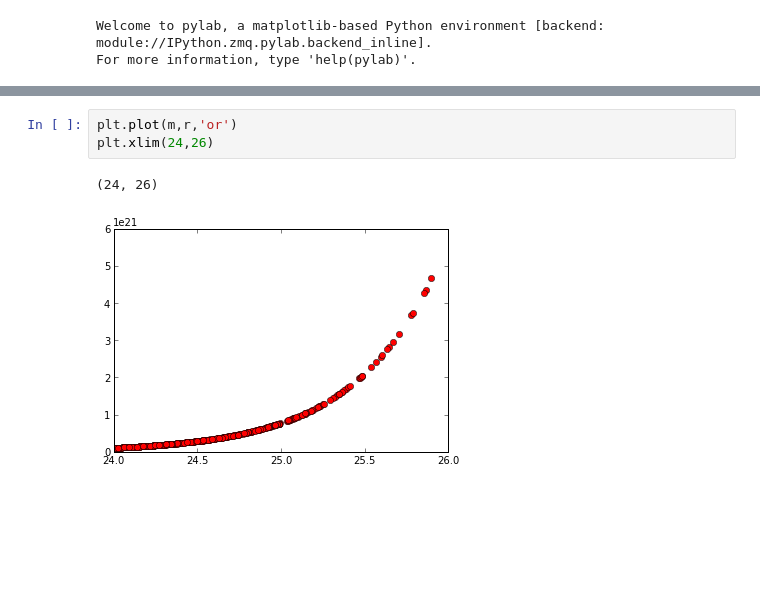
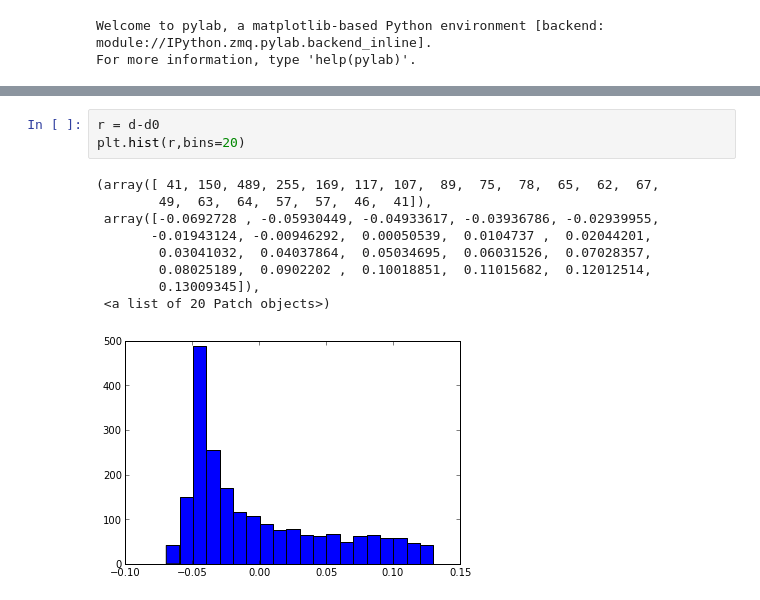
Before and after one commit to dIOGOLOC/cavalo, a Jupyter notebook: Regressão Não-linear.ipynb, the cells around one changed output, grey strips where cells are left out. Drawn from its saved outputs; the diff is of its cells as text; blank space fills up the shorter version.

```diff
--- a/Regressão Não-linear.ipynb
+++ b/Regressão Não-linear.ipynb
@@ -65,6 +114,13 @@ plt.plot(m,r,'or')
-# %%
-plt.plot(m,r,'or')
-plt.xlim(24,26)
-# %% [output]
-(24, 26)
-[figure, removed]
+# %%
+r = d-d0
+plt.hist(r,bins=20)
+# %% [output]
+(array([ 41, 150, 489, 255, 169, 117, 107,  89,  75,  78,  65,  62,  67,
+        49,  63,  64,  57,  57,  46,  41]),
+ array([-0.0692728 , -0.05930449, -0.04933617, -0.03936786, -0.02939955,
+       -0.01943124, -0.00946292,  0.00050539,  0.0104737 ,  0.02044201,
+        0.03041032,  0.04037864,  0.05034695,  0.06031526,  0.07028357,
+        0.08025189,  0.0902202 ,  0.10018851,  0.11015682,  0.12012514,
+        0.13009345]),
+ <a list of 20 Patch objects>)
+[figure, added]
```
Also changed, not shown: parts of 6 cells of this notebook.
